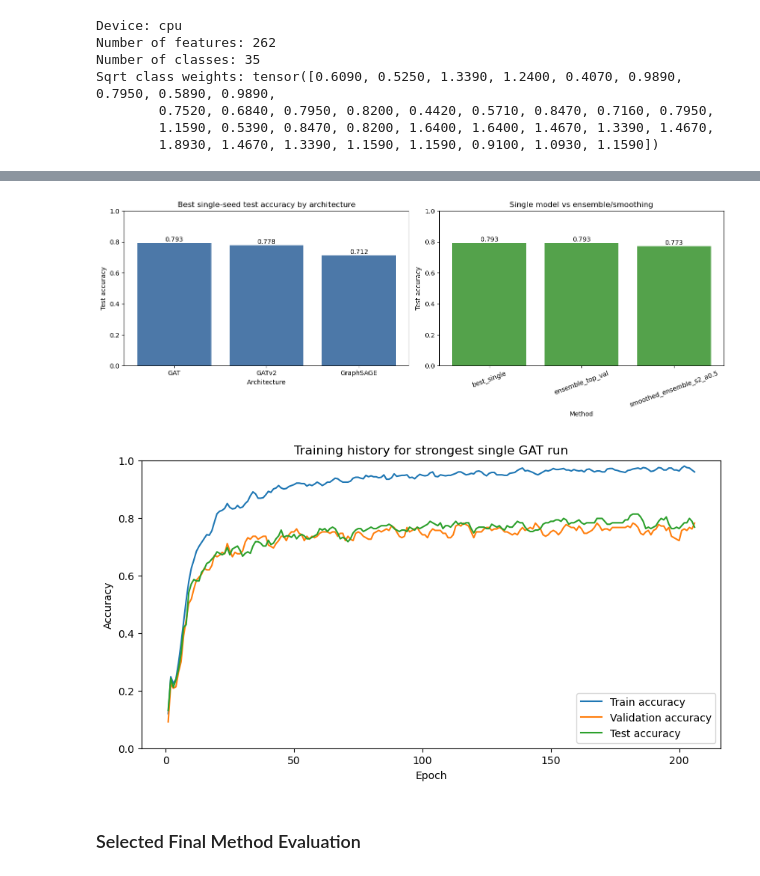
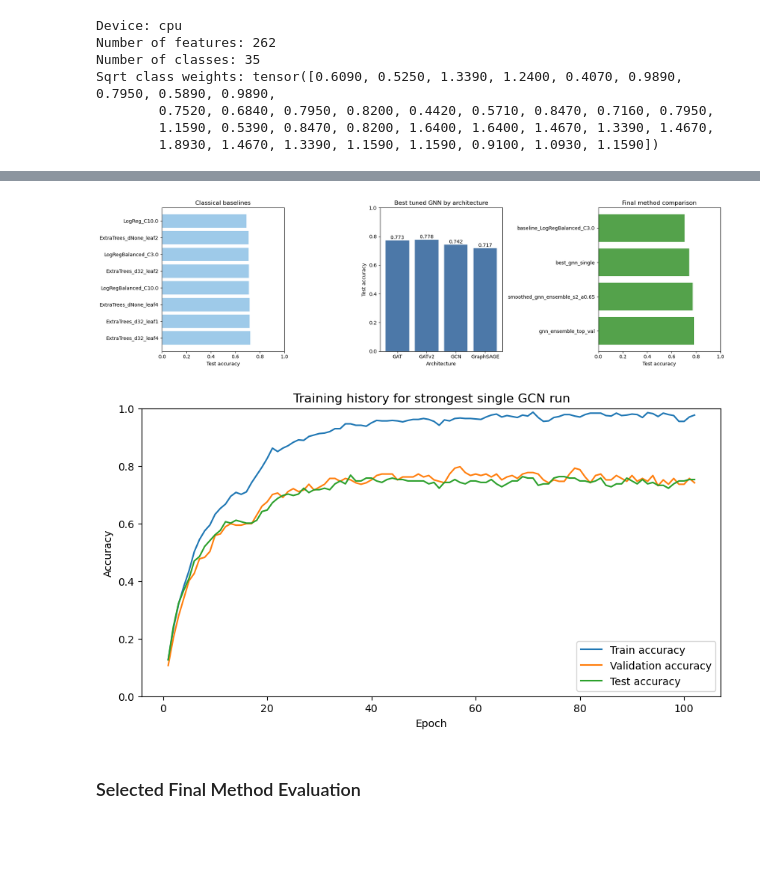
Before and after one commit to vladmysko123/IW1.-Graph-ML, a Jupyter notebook: main.ipynb, the cells around one changed output, grey strips where cells are left out. Saved outputs shown, nothing was run; the diff lists cells and outputs as text; code cells hidden in the pictures; blank space fills up the shorter version.

```diff
--- a/main.ipynb
+++ b/main.ipynb
@@ -1020,9 +1247,6 @@ GraphSAGE   seed=2024 | layers= 3 hidden= 64 heads=None weights=none val_acc=0.7
 # %%
 best_config = results_df.iloc[0]
 best_run = trained_runs[int(best_config["run_id"])]
-
-print("Best single run selected by validation accuracy + macro F1:")
-print(best_config)
 
 summary_columns = [
     "model",
@@ -1033,6 +1257,8 @@ summary_columns = [
     "weight_decay",
     "dropout",
     "heads",
+    "use_batch_norm",
+    "residual",
     "loss_weight_mode",
     "best_epoch",
     "train_accuracy",
@@ -1045,9 +1271,15 @@ summary_columns = [
 ]
 
 best_by_architecture = results_df.sort_values(
-    by=["model", "val_accuracy", "val_f1_macro"],
-    ascending=[True, False, False],
+    by=["model", "val_accuracy", "val_f1_macro", "test_accuracy"],
+    ascending=[True, False, False, False],
 ).groupby("model", as_index=False).head(1)
 
-best_by_architecture[summary_columns]
+print("Best single GNN run:")
+display(best_config[summary_columns])
+
+display(best_by_architecture[summary_columns])
+
+print("Best classical baselines:")
+display(baseline_results_df.head(10))
 # %% [output]
@@ -1163,42 +1426,45 @@ Selected final method: smoothed_ensemble_s2_a0.5
 # %%
-fig, axes = plt.subplots(1, 2, figsize=(14, 5))
+fig, axes = plt.subplots(1, 3, figsize=(18, 5))
+
+baseline_plot = baseline_results_df.head(8).sort_values("test_accuracy", ascending=False)
+axes[0].barh(baseline_plot["method"], baseline_plot["test_accuracy"], color="#9ecae9")
+axes[0].set_title("Classical baselines")
+axes[0].set_xlabel("Test accuracy")
+axes[0].set_xlim(0, 1)
 
 arch_plot = best_by_architecture.sort_values("model")
-axes[0].bar(arch_plot["model"], arch_plot["test_accuracy"], color="#4c78a8")
-axes[0].set_title("Best single-seed test accuracy by architecture")
-axes[0].set_xlabel("Architecture")
-axes[0].set_ylabel("Test accuracy")
-axes[0].set_ylim(0, 1)
-for index, row in arch_plot.reset_index(drop=True).iterrows():
-    axes[0].text(index, row["test_accuracy"] + 0.01, f"{row['test_accuracy']:.3f}", ha="center")
-
-method_plot = comparison_df.sort_values("method")
-axes[1].bar(method_plot["method"], method_plot["test_accuracy"], color="#54a24b")
-axes[1].set_title("Single model vs ensemble/smoothing")
-axes[1].set_xlabel("Method")
+axes[1].bar(arch_plot["model"], arch_plot["test_accuracy"], color="#4c78a8")
+axes[1].set_title("Best tuned GNN by architecture")
+axes[1].set_xlabel("Architecture")
 axes[1].set_ylabel("Test accuracy")
 axes[1].set_ylim(0, 1)
-axes[1].tick_params(axis="x", labelrotation=20)
-for index, row in method_plot.reset_index(drop=True).iterrows():
+for index, row in arch_plot.reset_index(drop=True).iterrows():
     axes[1].text(index, row["test_accuracy"] + 0.01, f"{row['test_accuracy']:.3f}", ha="center")
+
+method_plot = comparison_df.sort_values("test_accuracy", ascending=False)
+axes[2].barh(method_plot["method"], method_plot["test_accuracy"], color="#54a24b")
+axes[2].set_title("Final method comparison")
+axes[2].set_xlabel("Test accuracy")
+axes[2].set_xlim(0, 1)
 
 plt.tight_layout()
 plt.show()
 
-history = best_run["history"]
-plt.figure(figsize=(10, 5))
-plt.plot(history["epoch"], history["train_accuracy"], label="Train accuracy")
-plt.plot(history["epoch"], history["val_accuracy"], label="Validation accuracy")
-plt.plot(history["epoch"], history["test_accuracy"], label="Test accuracy")
-plt.title(f"Training history for strongest single {best_run['model']} run")
-plt.xlabel("Epoch")
-plt.ylabel("Accuracy")
-plt.ylim(0, 1)
-plt.legend()
-plt.show()
+history = best_run.get("history")
+if history is not None:
+    plt.figure(figsize=(10, 5))
+    plt.plot(history["epoch"], history["train_accuracy"], label="Train accuracy")
+    plt.plot(history["epoch"], history["val_accuracy"], label="Validation accuracy")
+    plt.plot(history["epoch"], history["test_accuracy"], label="Test accuracy")
+    plt.title(f"Training history for strongest single {best_run['model']} run")
+    plt.xlabel("Epoch")
+    plt.ylabel("Accuracy")
+    plt.ylim(0, 1)
+    plt.legend()
+    plt.show()
 # %% [output]
-[figure, old version]
+[figure, new version]
-[figure, old version]
+[figure, new version]
 # %% [markdown]
 ### Selected Final Method Evaluation
 # %%
```
Also changed, not shown: parts of 15 cells of this notebook.
